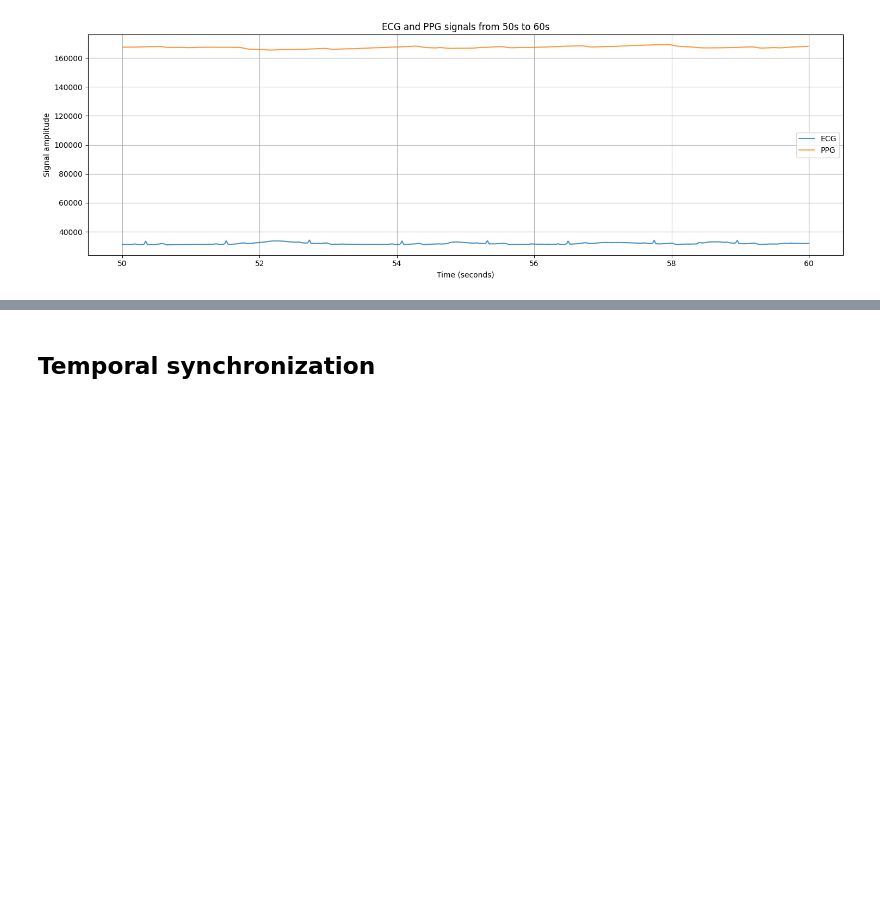
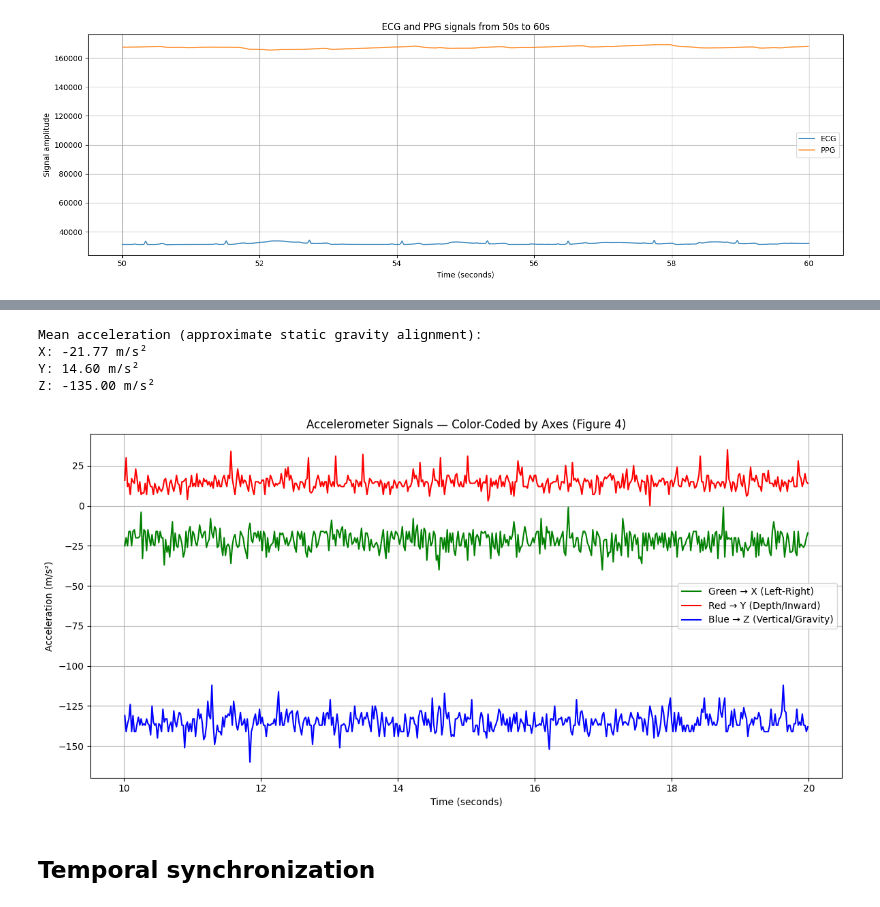
Before and after one commit to victor-42/medical_data_processing, a Jupyter notebook: notebook_for_task1.ipynb, the cells around one changed output, grey strips where cells are left out. Drawn from its saved outputs; the diff is of its cells as text; code cells hidden in the pictures; blank space fills up the shorter version.

```diff
--- a/notebook_for_task1.ipynb
+++ b/notebook_for_task1.ipynb
@@ -178,5 +199,52 @@ plt.show()
 # %%
 # Question Q6
+# Load your data (adjust path if needed)
+df = pd.read_csv('data/assignment_2/ppg_2025_05_08_10_51_02ppgcentrifuge.csv', skiprows=2)
+
+# Keep only relevant columns
+df = df[['PPG Timestamp', 'X', 'Y', 'Z']].dropna()
+
+# Convert timestamp to seconds (relative)
+df['PPG Timestamp'] = pd.to_numeric(df['PPG Timestamp'], errors='coerce')
+df = df.dropna()
+df['time_sec'] = (df['PPG Timestamp'] - df['PPG Timestamp'].iloc[0]) / 1000
+
+# Select a 10-second still window (adjust as needed)
+start = 10
+end = 20
+window = df[(df['time_sec'] >= start) & (df['time_sec'] <= end)]
+
+# Calculate average acceleration on each axis
+mean_x = window['X'].mean()
+mean_y = window['Y'].mean()
+mean_z = window['Z'].mean()
+
+print("Mean acceleration (approximate static gravity alignment):")
+print(f"X: {mean_x:.2f} m/s²")
+print(f"Y: {mean_y:.2f} m/s²")
+print(f"Z: {mean_z:.2f} m/s²")
+
+# Plot axes with Figure 4's color coding:
+# Green = horizontal (X), Red = depth (Y), Blue = vertical (Z)
+plt.figure(figsize=(12, 6))
+
+plt.plot(window['time_sec'], window['X'], color='green', label='Green → X (Left-Right)')
+plt.plot(window['time_sec'], window['Y'], color='red', label='Red → Y (Depth/Inward)')
+plt.plot(window['time_sec'], window['Z'], color='blue', label='Blue → Z (Vertical/Gravity)')
+
+plt.title("Accelerometer Signals — Color-Coded by Axes (Figure 4)")
+plt.xlabel("Time (seconds)")
+plt.ylabel("Acceleration (m/s²)")
+plt.grid(True)
+plt.legend()
+plt.tight_layout()
+plt.show()
+# %% [output]
+Mean acceleration (approximate static gravity alignment):
+X: -21.77 m/s²
+Y: 14.60 m/s²
+Z: -135.00 m/s²
+[figure, added]
 # %% [markdown]
 ## Temporal synchronization
 # %%
```
Also changed, not shown: parts of 1 cell of this notebook.
